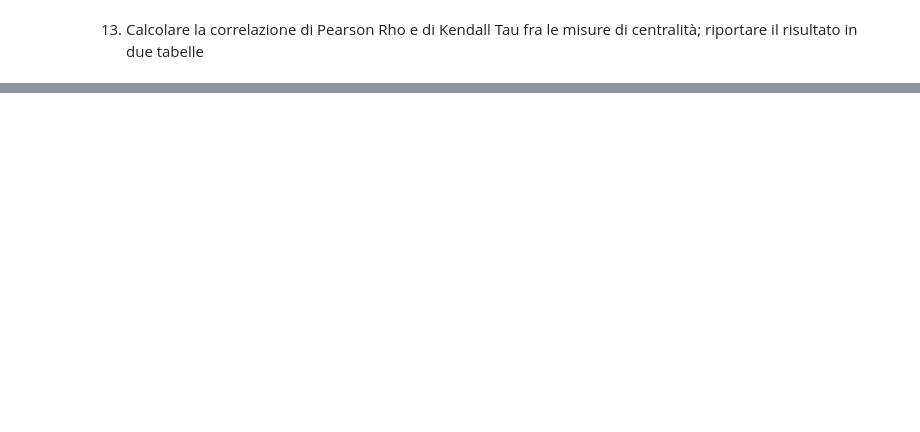
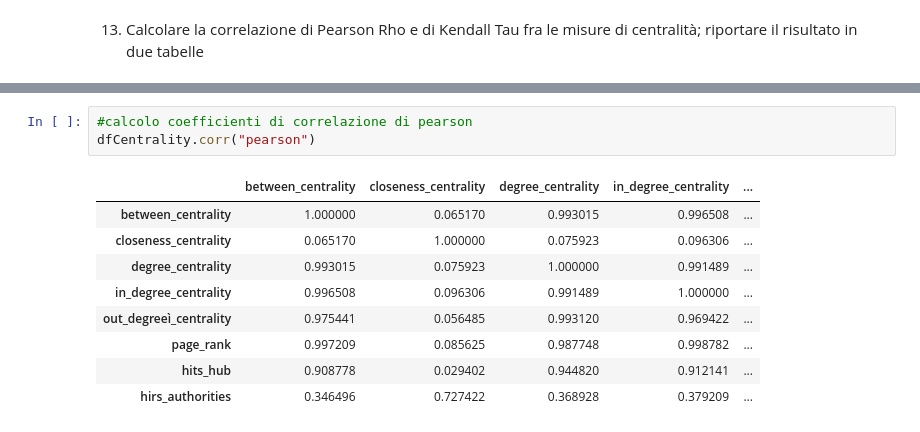
Before and after one commit to denisG99/social_computing, a Jupyter notebook: primo_progetto/progetto.ipynb, the cells around one changed output, grey strips where cells are left out. Cells and saved outputs as stored; diff of their text form; blank space fills up the shorter version.

```diff
--- a/primo_progetto/progetto.ipynb
+++ b/primo_progetto/progetto.ipynb
@@ -529,0 +535,13 @@ print(pearsonMatrix + "\n")
+# %%
+#calcolo coefficienti di correlazione di pearson
+dfCentrality.corr("pearson")
+# %% [output]
+|  | between_centrality | closeness_centrality | degree_centrality | in_degree_centrality | ... |
+| between_centrality | 1.000000 | 0.065170 | 0.993015 | 0.996508 | ... |
+| closeness_centrality | 0.065170 | 1.000000 | 0.075923 | 0.096306 | ... |
+| degree_centrality | 0.993015 | 0.075923 | 1.000000 | 0.991489 | ... |
+| in_degree_centrality | 0.996508 | 0.096306 | 0.991489 | 1.000000 | ... |
+| out_degreeì_centrality | 0.975441 | 0.056485 | 0.993120 | 0.969422 | ... |
+| page_rank | 0.997209 | 0.085625 | 0.987748 | 0.998782 | ... |
+| hits_hub | 0.908778 | 0.029402 | 0.944820 | 0.912141 | ... |
+| hirs_authorities | 0.346496 | 0.727422 | 0.368928 | 0.379209 | ... |
```
Also changed, not shown: parts of 10 cells of this notebook.
